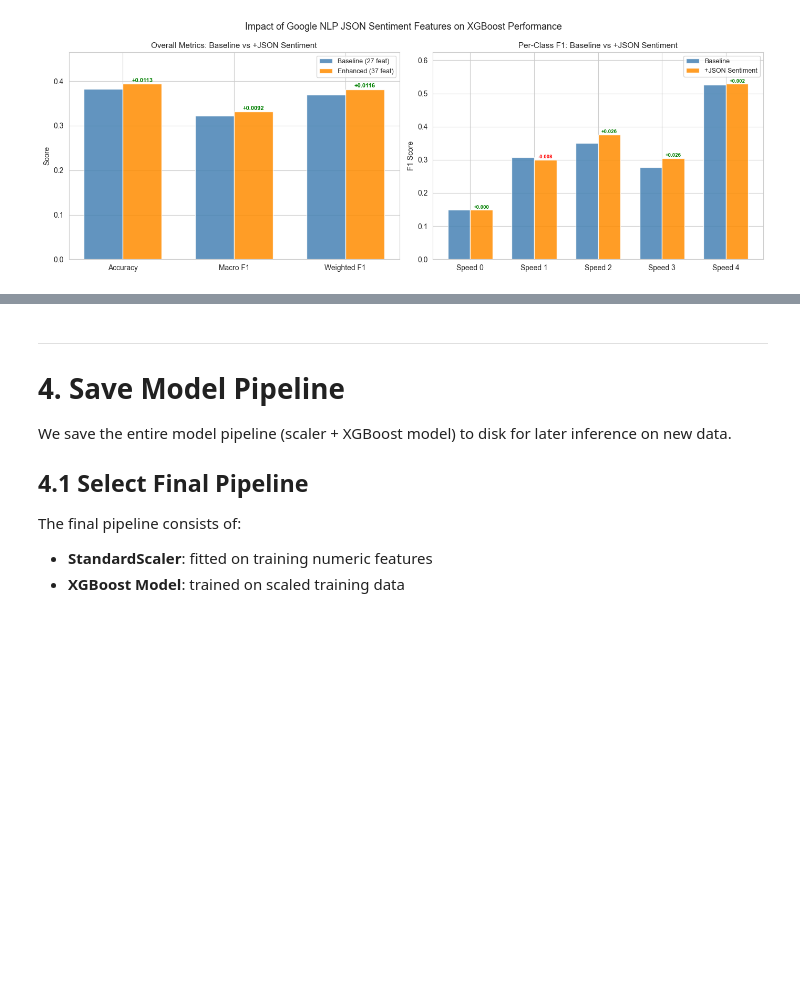
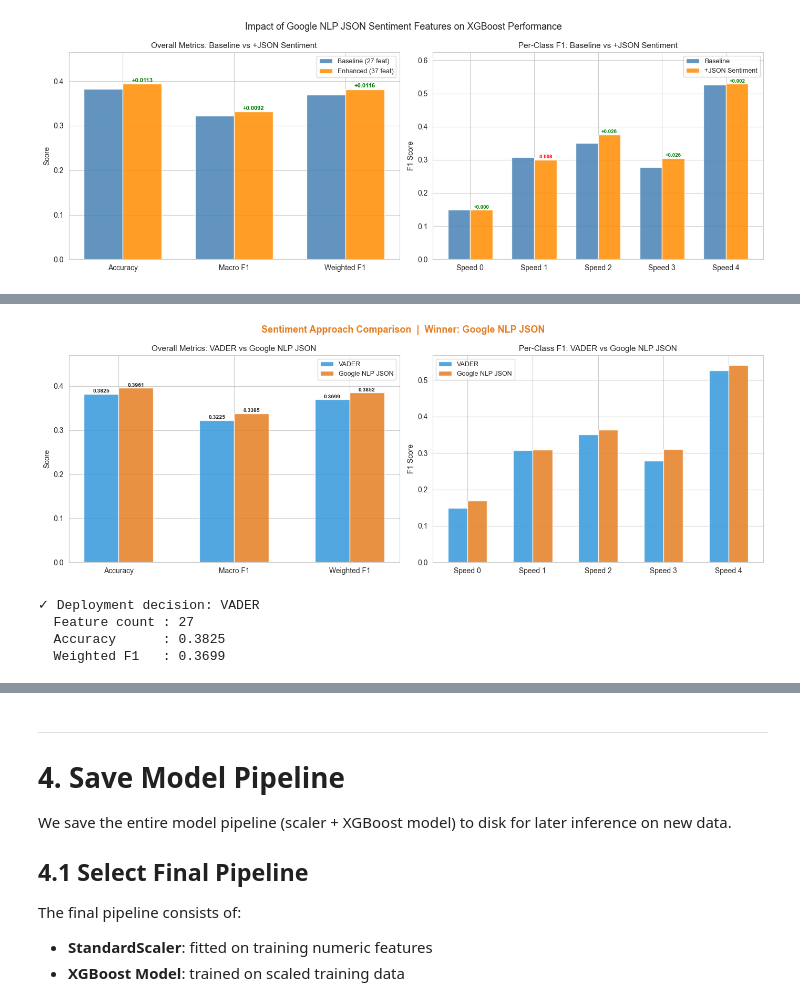
Before and after one commit to SimonGithub00/AdoptSense---Pet-Adoption-Prediction, a Jupyter notebook: src/petadoption_run.ipynb, the cells around one changed output, grey strips where cells are left out. Saved outputs shown, nothing was run; the diff lists cells and outputs as text; code cells hidden in the pictures; blank space fills up the shorter version.

Commit message:
Add Performance Test and pipeline justification

```diff
--- a/src/petadoption_run.ipynb
+++ b/src/petadoption_run.ipynb
@@ -1267,0 +1360,79 @@ used for training, evaluation, and the saved pipeline in Section 4.
+# %%
+# --- Visualisation: VADER vs Google NLP head-to-head ---
+fig, axes = plt.subplots(1, 2, figsize=(14, 5))
+w         = 0.3
+_palette  = {'VADER': '#3498db', 'Google NLP JSON': '#e67e22'}
+res_list   = [res_vader, res_json]
+short_lbls = ['VADER', 'Google NLP JSON']
+bar_colors = [_palette['VADER'], _palette['Google NLP JSON']]
+
+# Overall metrics
+plot_metrics = ['Accuracy', 'Macro F1', 'Weighted F1']
+x = np.arange(len(plot_metrics))
+for i, (res, color, sl) in enumerate(zip(res_list, bar_colors, short_lbls)):
+    vals = [res['accuracy'], res['macro_f1'], res['weighted_f1']]
+    axes[0].bar(x + (i - 0.5) * w, vals, w, label=sl, color=color, alpha=0.85)
+    for j, v in enumerate(vals):
+        axes[0].text(x[j] + (i - 0.5) * w, v + 0.003, f'{v:.4f}',
+                     ha='center', fontsize=7.5, fontweight='bold')
+axes[0].set_xticks(x); axes[0].set_xticklabels(plot_metrics)
+axes[0].set_ylim(0, max(res_vader['weighted_f1'], res_json['weighted_f1']) * 1.22)
+axes[0].set_title('Overall Metrics: VADER vs Google NLP JSON', fontsize=11)
+axes[0].set_ylabel('Score'); axes[0].legend(fontsize=9)
+
+# Per-class F1
+classes = [f'Speed {i}' for i in range(5)]
+x2 = np.arange(len(classes))
+for i, (res, color, sl) in enumerate(zip(res_list, bar_colors, short_lbls)):
+    axes[1].bar(x2 + (i - 0.5) * w, res['per_class_f1'], w, label=sl, color=color, alpha=0.85)
+axes[1].set_xticks(x2); axes[1].set_xticklabels(classes)
+axes[1].set_title('Per-Class F1: VADER vs Google NLP JSON', fontsize=11)
+axes[1].set_ylabel('F1 Score'); axes[1].legend(fontsize=9)
+
+_winner_color = _palette['VADER'] if vader_wins else _palette['Google NLP JSON']
+plt.suptitle(f'Sentiment Approach Comparison  |  Winner: {winner_approach}',
+             fontsize=13, color=_winner_color, fontweight='bold')
+plt.tight_layout()
+plt.show()
+# %% [output]
+[figure, added]
+# %%
+# --- Deployment Decision: always use VADER for the saved pipeline ---
+#
+# Even if Google NLP JSON wins on validation metrics, it cannot be replicated at inference
+# time: the frontend has no pre-computed JSON files for new pet listings, and calling the
+# Google Cloud NLP API at prediction time would add latency, cost, and a hard dependency
+# on an external service. Zero-filling those 10 features at inference time would remove
+# exactly the signal that gave Google NLP JSON its metric edge — making the comparison
+# meaningless in production.
+#
+# VADER, by contrast, is computed by TabularFeatures directly from the description string —
+# offline, instant, zero cost, identical behaviour in training and production.
+#
+# Conclusion: Google NLP JSON gives the higher analytical ceiling on historical data;
+# VADER is the correct choice for a deployable pipeline.
+
+vader_wins      = True   # deployment decision (see rationale above)
+winner_approach = 'VADER'
+winner_res      = res_vader
+
+X_train_winner   = X_train.drop(columns=json_cols_in_X)
+X_val_winner     = X_val.drop(columns=json_cols_in_X)
+
+# Reassign pipeline variables consumed by Section 4
+scaler           = winner_res['scaler']
+xgb_model        = winner_res['model']
+X_train          = X_train_winner
+numeric_features = X_train_winner.select_dtypes(include=[np.number]).columns.tolist()
+accuracy         = winner_res['accuracy']
+weighted_f1      = winner_res['weighted_f1']
+
+print(f'✓ Deployment decision: {winner_approach}')
+print(f'  Feature count : {X_train.shape[1]}')
+print(f'  Accuracy      : {accuracy:.4f}')
+print(f'  Weighted F1   : {weighted_f1:.4f}')
+# %% [output]
+✓ Deployment decision: VADER
+  Feature count : 27
+  Accuracy      : 0.3825
+  Weighted F1   : 0.3699
```
Also changed, not shown: parts of 7 cells of this notebook.
